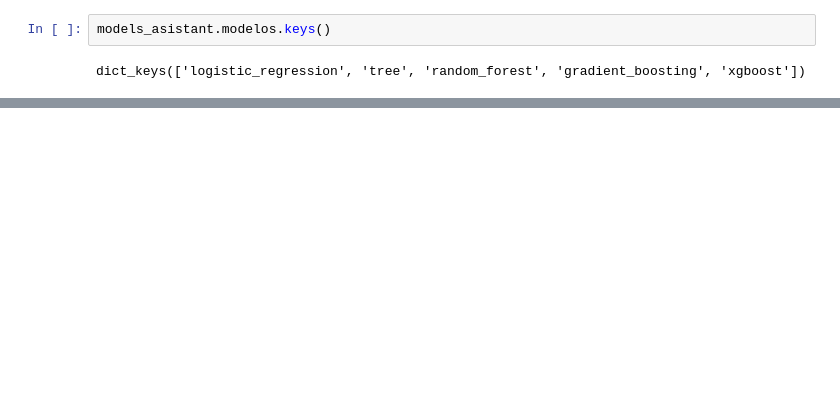
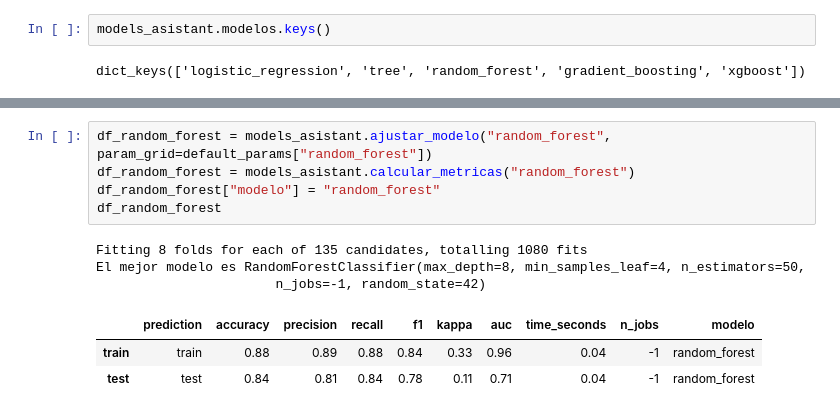
Before and after one commit to joseluisalmendral/Proyecto8_Clasificacion, a Jupyter notebook: notebooks/iteracion1/4_predicciones.ipynb, the cells around one changed output, grey strips where cells are left out. Saved outputs shown, nothing was run; the diff lists cells and outputs as text; blank space fills up the shorter version.

```diff
--- a/notebooks/iteracion1/4_predicciones.ipynb
+++ b/notebooks/iteracion1/4_predicciones.ipynb
@@ -91,0 +100,12 @@ El mejor modelo es DecisionTreeClassifier(max_depth=3, min_samples_leaf=4, rando
+# %%
+df_random_forest = models_asistant.ajustar_modelo("random_forest", param_grid=default_params["random_forest"])
+df_random_forest = models_asistant.calcular_metricas("random_forest")
+df_random_forest["modelo"] = "random_forest"
+df_random_forest
+# %% [output]
+Fitting 8 folds for each of 135 candidates, totalling 1080 fits
+El mejor modelo es RandomForestClassifier(max_depth=8, min_samples_leaf=4, n_estimators=50,
+                       n_jobs=-1, random_state=42)
+|  | prediction | accuracy | precision | recall | f1 | kappa | auc | time_seconds | n_jobs | modelo |
+| train | train | 0.88 | 0.89 | 0.88 | 0.84 | 0.33 | 0.96 | 0.04 | -1 | random_forest |
+| test | test | 0.84 | 0.81 | 0.84 | 0.78 | 0.11 | 0.71 | 0.04 | -1 | random_forest |
```
Also changed, not shown: parts of 17 cells of this notebook, 1 other file.
